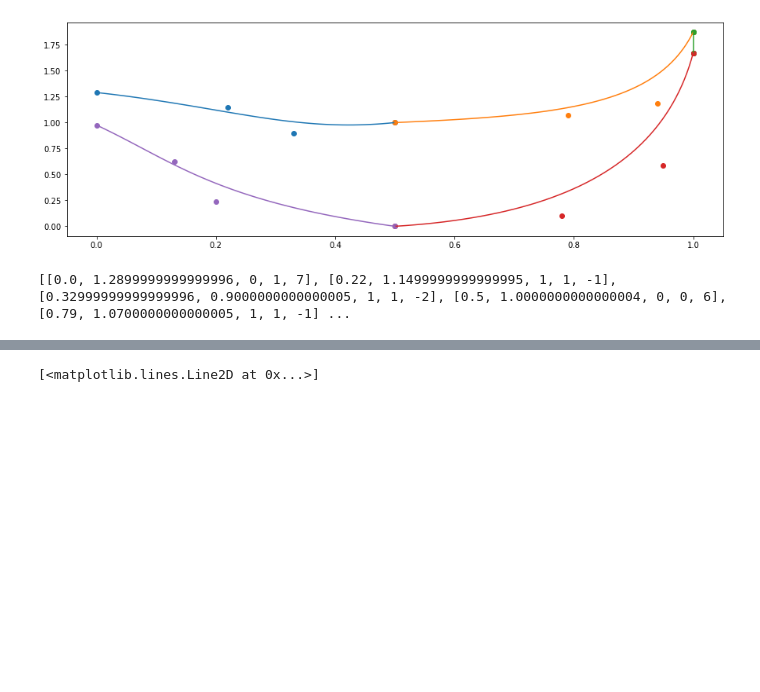
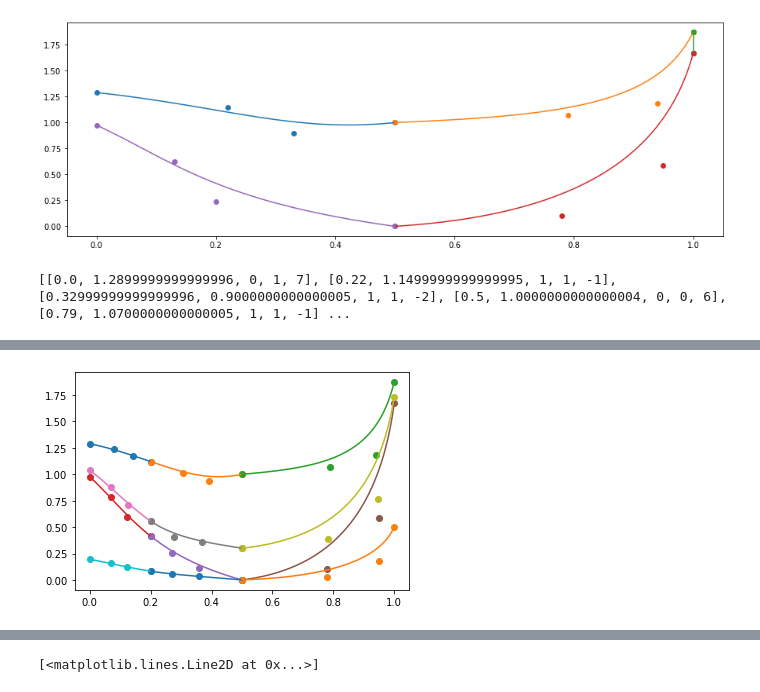
Before and after one commit to Kipre/tinyshaper, a Jupyter notebook: surf.ipynb, the cells around one changed output, grey strips where cells are left out. Drawn from its saved outputs; the diff is of its cells as text; code cells hidden in the pictures; blank space fills up the shorter version.

```diff
--- a/surf.ipynb
+++ b/surf.ipynb
@@ -647,0 +696,33 @@ print(all_points)
+# %%
+%autoreload
+path1 = BezierPath(np.array([[0.        , 1.29      ],
+       [0.22      , 1.15      ],
+       [0.33      , 0.9       ],
+       [0.5       , 1.        ],
+       [0.79      , 1.07      ],
+       [0.94      , 1.18111111],
+       [1.        , 1.87111111]]))
+
+path2 = BezierPath(np.array([[0.        , 0.97583333],
+       [0.13      , 0.62583333],
+       [0.2       , 0.24      ],
+       [0.5       , 0.        ],
+       [0.78      , 0.1       ],
+       [0.95      , 0.59      ],
+                             [1.        , 1.67      ],]))
+
+path1.add_point(0.2)
+path2.add_point(0.2)
+
+
+path3 = path2.intercalate([0.2, 0.2, 0.3, 0.3], path1)
+path4 = path2.intercalate_zero([0.2, 0.2, 0.3, 0.3])
+
+
+path1.plot()
+path2.plot()
+path3.plot()
+path4.plot()
+# plt.show()
+# %% [output]
+[figure, added]
```
Also changed, not shown: parts of 11 cells of this notebook, 4 other files.
